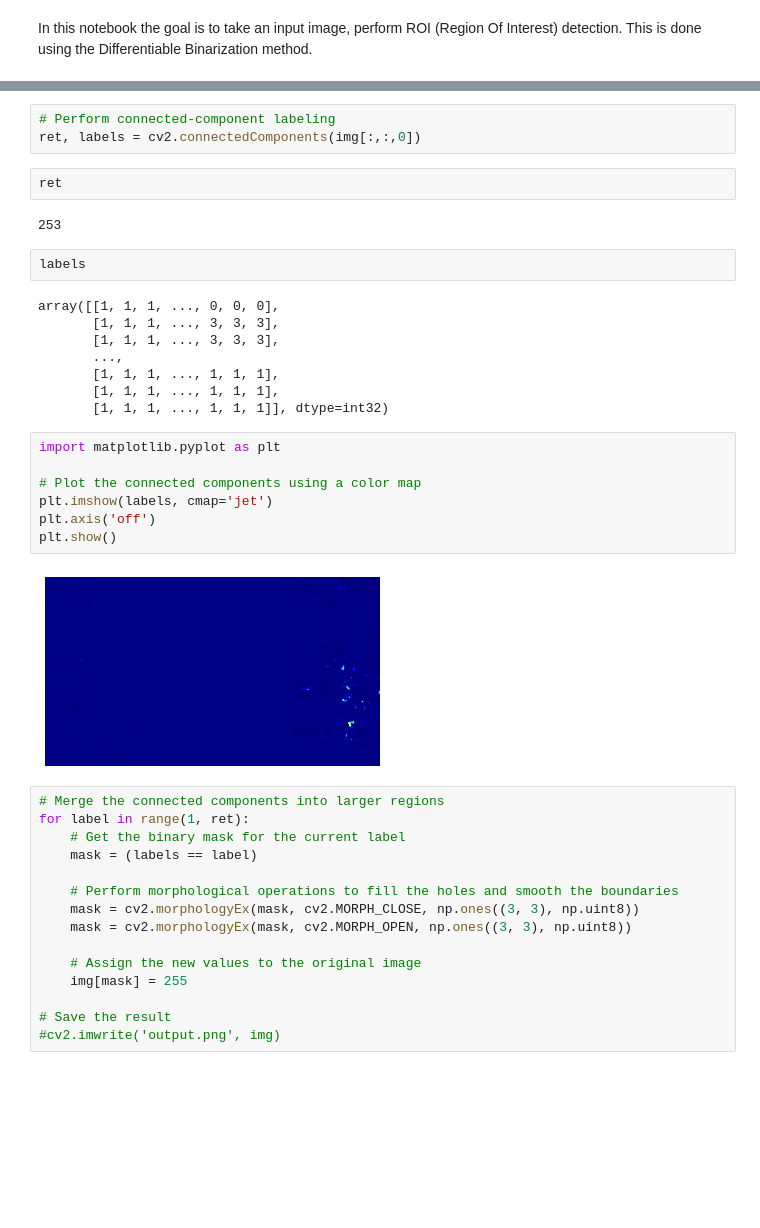
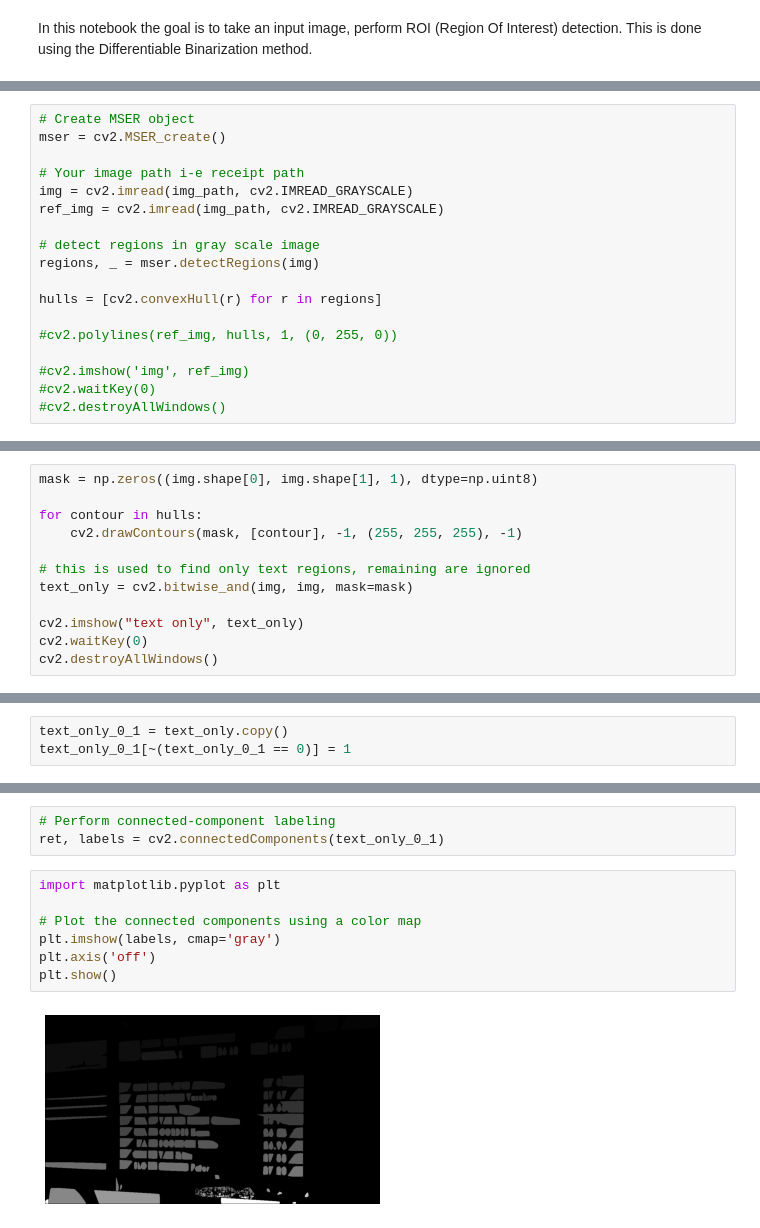
Before and after one commit to Itim-B/sports_scr, a Jupyter notebook: notebooks/Region_of_interest_detection.ipynb, the cells around one changed output, grey strips where cells are left out. Saved outputs shown, nothing was run; the diff lists cells and outputs as text; blank space fills up the shorter version.

```diff
--- a/notebooks/Region_of_interest_detection.ipynb
+++ b/notebooks/Region_of_interest_detection.ipynb
@@ -12,0 +10,18 @@ img.shape
+# %%
+# Create MSER object
+mser = cv2.MSER_create()
+
+# Your image path i-e receipt path
+img = cv2.imread(img_path, cv2.IMREAD_GRAYSCALE)
+ref_img = cv2.imread(img_path, cv2.IMREAD_GRAYSCALE)
+
+# detect regions in gray scale image
+regions, _ = mser.detectRegions(img)
+
+hulls = [cv2.convexHull(r) for r in regions]
+
+#cv2.polylines(ref_img, hulls, 1, (0, 255, 0))
+
+#cv2.imshow('img', ref_img)
+#cv2.waitKey(0)
+#cv2.destroyAllWindows()
@@ -12,0 +32,12 @@ img.shape
+# %%
+mask = np.zeros((img.shape[0], img.shape[1], 1), dtype=np.uint8)
+
+for contour in hulls:
+    cv2.drawContours(mask, [contour], -1, (255, 255, 255), -1)
+
+# this is used to find only text regions, remaining are ignored
+text_only = cv2.bitwise_and(img, img, mask=mask)
+
+cv2.imshow("text only", text_only)
+cv2.waitKey(0)
+cv2.destroyAllWindows()
@@ -12,0 +46,3 @@ img.shape
+# %%
+text_only_0_1 = text_only.copy()
+text_only_0_1[~(text_only_0_1 == 0)] = 1
@@ -13,41 +71,12 @@ img.shape
 # %%
 # Perform connected-component labeling
-ret, labels = cv2.connectedComponents(img[:,:,0])
+ret, labels = cv2.connectedComponents(text_only_0_1)
-# %%
-ret
-# %% [output]
-253
-# %%
-labels
-# %% [output]
-array([[1, 1, 1, ..., 0, 0, 0],
-       [1, 1, 1, ..., 3, 3, 3],
-       [1, 1, 1, ..., 3, 3, 3],
-       ...,
-       [1, 1, 1, ..., 1, 1, 1],
-       [1, 1, 1, ..., 1, 1, 1],
-       [1, 1, 1, ..., 1, 1, 1]], dtype=int32)
 # %%
 import matplotlib.pyplot as plt
 
 # Plot the connected components using a color map
-plt.imshow(labels, cmap='jet')
+plt.imshow(labels, cmap='gray')
 plt.axis('off')
 plt.show()
 # %% [output]
-[figure, old version]
+[figure, new version]
-# %%
-# Merge the connected components into larger regions
-for label in range(1, ret):
-    # Get the binary mask for the current label
-    mask = (labels == label)
-
-    # Perform morphological operations to fill the holes and smooth the boundaries
-    mask = cv2.morphologyEx(mask, cv2.MORPH_CLOSE, np.ones((3, 3), np.uint8))
-    mask = cv2.morphologyEx(mask, cv2.MORPH_OPEN, np.ones((3, 3), np.uint8))
-
-    # Assign the new values to the original image
-    img[mask] = 255
-
-# Save the result
-#cv2.imwrite('output.png', img)
```
Also changed, not shown: parts of 29 cells of this notebook, 3 other files.
